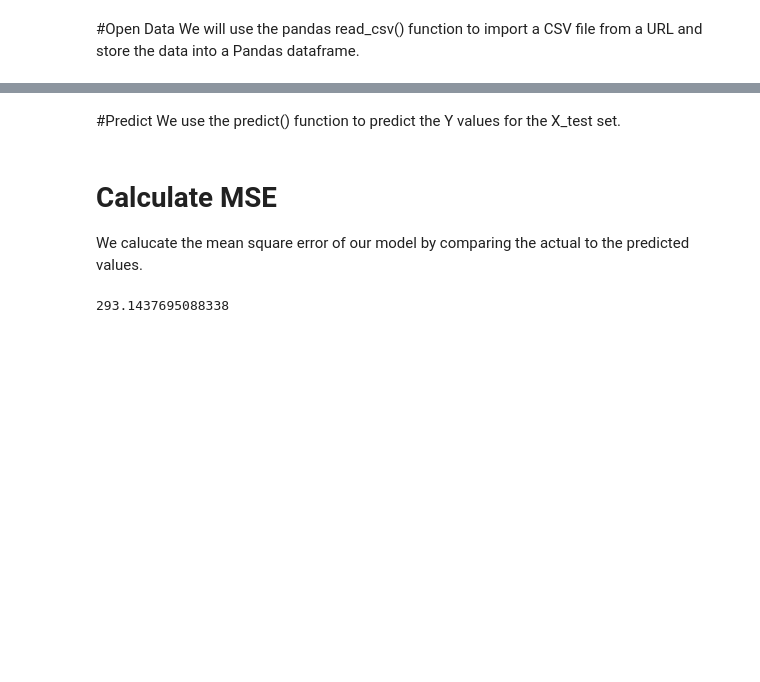
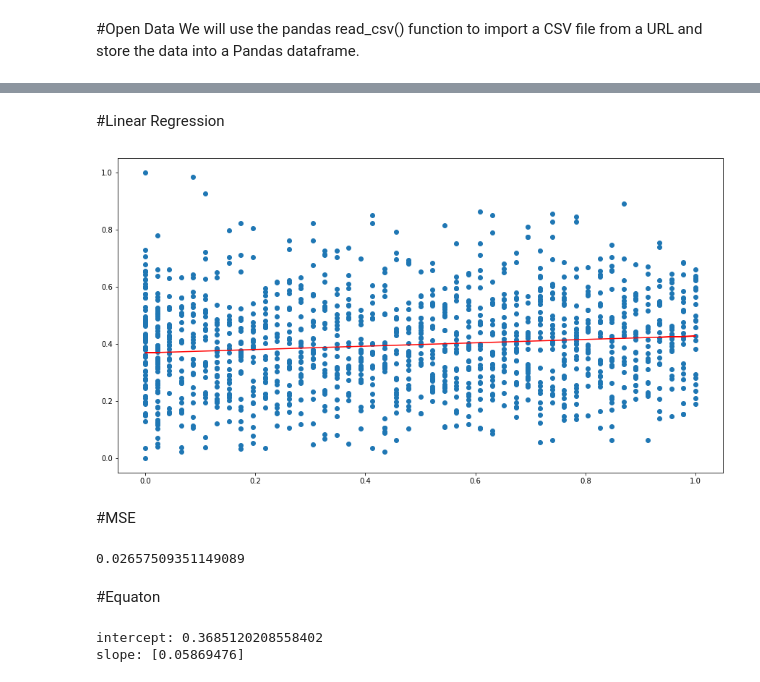
Before and after one commit to uofldmlab/IntroDMLab, a Jupyter notebook: demo_lab_02.ipynb, the cells around one changed output, grey strips where cells are left out. Cells and saved outputs as stored; diff of their text form; code cells hidden in the pictures; blank space fills up the shorter version.

```diff
--- a/demo_lab_02.ipynb
+++ b/demo_lab_02.ipynb
@@ -13,8 +13,13 @@ import pandas as pd #pandas for dataframes
 from sklearn.model_selection import train_test_split # sklearn.model_selection for splitting the dataframe
 from sklearn.linear_model import LinearRegression #sklearn.linear_model for the Linear Regression model
 import sklearn.metrics as metrics #to measure model performance
+import matplotlib.pyplot as plt
+from sklearn.preprocessing import MinMaxScaler
+from sklearn.cluster import KMeans
+
+plt.rcParams['figure.figsize'] = [15,8]
 # %% [markdown]
 #Open Data
 We will use the pandas read_csv() function to import a CSV file from a URL and store the data into a Pandas dataframe.
 # %%
-df = pd.read_csv("https://raw.githubusercontent.com/uofldmlab/IntroDMLab/main/processed.cleveland2.csv")
+df = pd.read_csv("https://raw.githubusercontent.com/uofldmlab/IntroDMLab/main/insurance.csv")
@@ -20,0 +37,5 @@ df = pd.read_csv("https://raw.githubusercontent.com/uofldmlab/IntroDMLab/main/pr
+# %%
+df_norm = df[['age','bmi','charges']]
+scaler = MinMaxScaler()
+scaled_values = scaler.fit_transform(df_norm)
+df_norm.loc[:,:] = scaled_values
@@ -24,3 +60,3 @@ The "age" variable will be the X value while the "resting_blood_pressure" variab
 # %%
-X = df[['age']]
-Y = df['resting_blood_pressure']
+X = df_norm[['age']]
+Y = df_norm['bmi']
@@ -37,3 +62,0 @@ model = LinearRegression().fit(X_train, y_train)
-# %% [markdown]
-#Predict
-We use the predict() function to predict the Y values for the X_test set.
@@ -42,7 +63,26 @@ y_predicted = model.predict(X_test)
-# %% [markdown]
-# Calculate MSE
-We calucate the mean square error of our model by comparing the actual to the predicted values.
+# %% [markdown]
+#Linear Regression
+# %%
+linear_regressor = LinearRegression()
+linear_regressor.fit(X, Y)
+Y_pred = linear_regressor.predict(X)
+
+plt.scatter(X, Y)
+plt.plot(X, Y_pred, color='red')
+plt.show()
+# %% [output]
+[figure, added]
+# %% [markdown]
+#MSE
 # %%
-metrics.mean_squared_error(y_test, y_predicted)
+metrics.mean_squared_error(Y, Y_pred)
 # %% [output]
-293.1437695088338
+0.02657509351149089
+# %% [markdown]
+#Equaton
+# %%
+print('intercept:', linear_regressor.intercept_)
+print('slope:', linear_regressor.coef_)
+# %% [output]
+intercept: 0.3685120208558402
+slope: [0.05869476]
```
Also changed, not shown: parts of 15 cells of this notebook.
